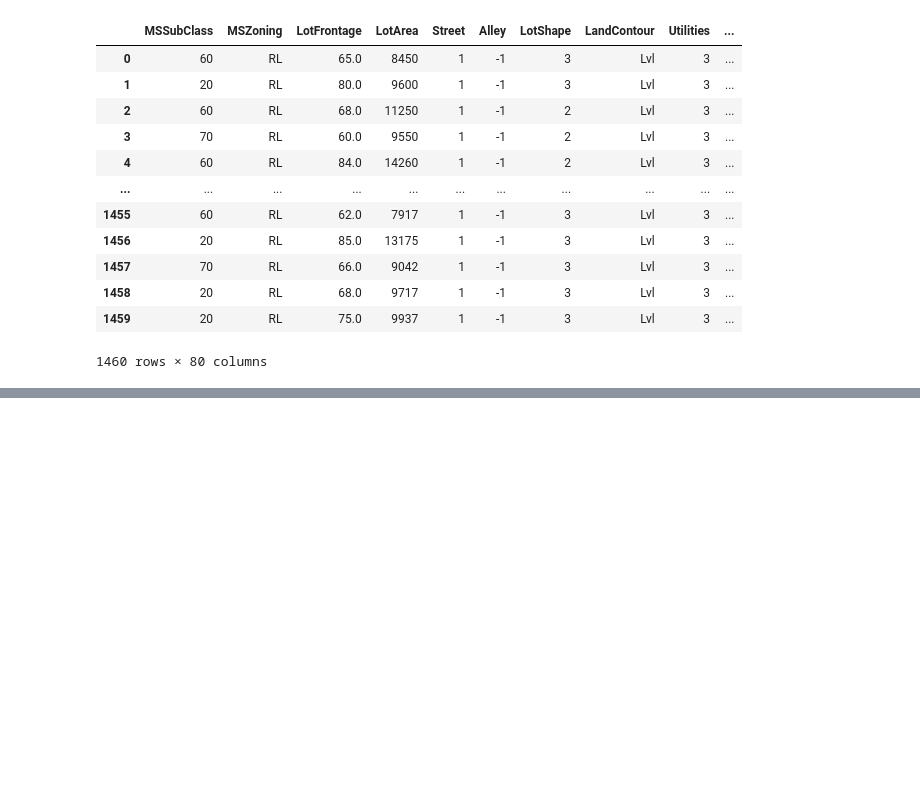
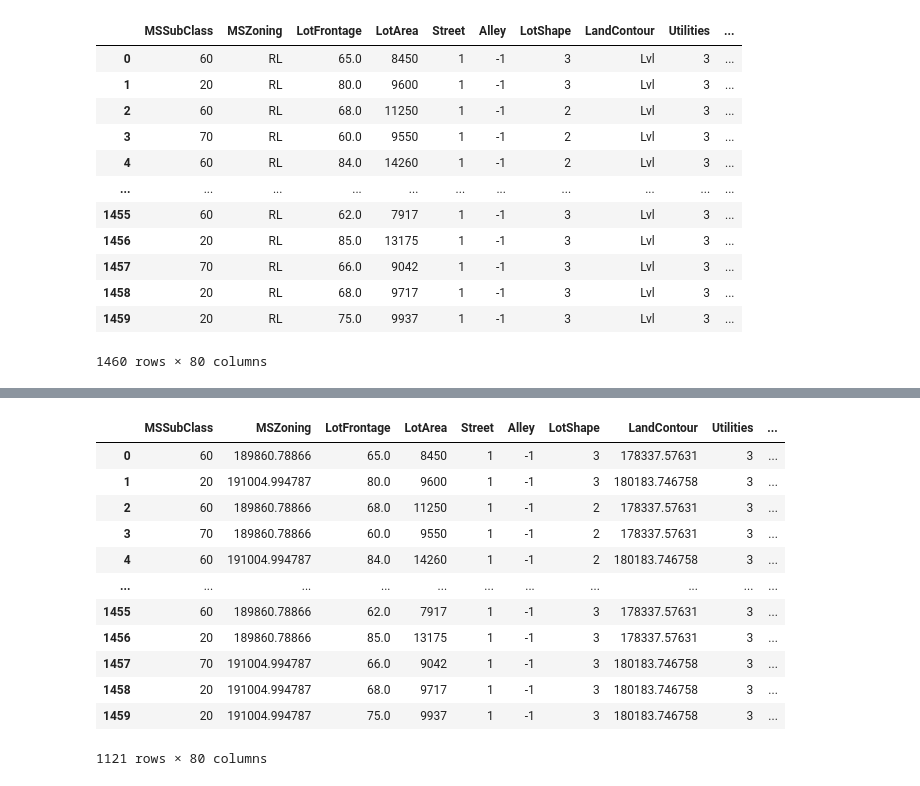
Before and after one commit to DuarteCardoso07/ML_houseprices, a Jupyter notebook: code.ipynb, the cells around one changed output, grey strips where cells are left out. Drawn from its saved outputs; the diff is of its cells as text; code cells hidden in the pictures; blank space fills up the shorter version.

Commit message:
Encoding done

```diff
--- a/code.ipynb
+++ b/code.ipynb
@@ -135,3 +129,28 @@ df
 | 1458 | 20 | RL | 68.0 | 9717 | 1 | -1 | 3 | Lvl | 3 | ... |
 | 1459 | 20 | RL | 75.0 | 9937 | 1 | -1 | 3 | Lvl | 3 | ... |
 1460 rows × 80 columns
+# %%
+#Target Encoding: MSZoning, LandContour,LotConfig,Neighborhood,Condition1,Condition2,
+#                 BldgType,HouseStyle,RoofStyle,RoofMatl,Exterior1st,Exterior2nd,
+#                 MasVnrType,Foundation,Heating,Electrical,GarageType,MiscFeature,SaleType,SaleCondition
+
+columns_to_encode = ['MSZoning', 'LandContour', 'LotConfig', 'Neighborhood', 'Condition1', 'Condition2',
+           'BldgType', 'HouseStyle', 'RoofStyle', 'RoofMatl', 'Exterior1st', 'Exterior2nd',
+           'MasVnrType', 'Foundation', 'Heating', 'Electrical', 'GarageType', 'MiscFeature',
+           'SaleType', 'SaleCondition']
+
+kf = KFold(n_splits=3,shuffle=True, random_state=42)
+for col in columns_to_encode:
+    df[col] = df[col].fillna('Missing')
+    global_mean = df.groupby(col)['SalePrice'].mean()
+    for data_mean, values_to_fix in kf.split(df):
+        data_mean_df, values_to_fix_df = df.iloc[data_mean], df.iloc[values_to_fix]
+        target_mean = data_mean_df.groupby(col)['SalePrice'].mean()
+
+        #mapeia usando target value mas caso não seja possivel, por falta de casos mapeia com a média global
+        mapped_values = values_to_fix_df[col].map(target_mean)
+        global_mapped_values = values_to_fix_df[col].map(global_mean)
+        filled_values = mapped_values.fillna(global_mapped_values)
+
+        df.loc[values_to_fix, col] = filled_values
+df.info()
@@ -137,0 +175,17 @@ df
+# %%
+df = df.dropna()
+df
+# %% [output]
+|  | MSSubClass | MSZoning | LotFrontage | LotArea | Street | Alley | LotShape | LandContour | Utilities | ... |
+| 0 | 60 | 189860.78866 | 65.0 | 8450 | 1 | -1 | 3 | 178337.57631 | 3 | ... |
+| 1 | 20 | 191004.994787 | 80.0 | 9600 | 1 | -1 | 3 | 180183.746758 | 3 | ... |
+| 2 | 60 | 189860.78866 | 68.0 | 11250 | 1 | -1 | 2 | 178337.57631 | 3 | ... |
+| 3 | 70 | 189860.78866 | 60.0 | 9550 | 1 | -1 | 2 | 178337.57631 | 3 | ... |
+| 4 | 60 | 191004.994787 | 84.0 | 14260 | 1 | -1 | 2 | 180183.746758 | 3 | ... |
+| ... | ... | ... | ... | ... | ... | ... | ... | ... | ... | ... |
+| 1455 | 60 | 189860.78866 | 62.0 | 7917 | 1 | -1 | 3 | 178337.57631 | 3 | ... |
+| 1456 | 20 | 189860.78866 | 85.0 | 13175 | 1 | -1 | 3 | 178337.57631 | 3 | ... |
+| 1457 | 70 | 191004.994787 | 66.0 | 9042 | 1 | -1 | 3 | 180183.746758 | 3 | ... |
+| 1458 | 20 | 191004.994787 | 68.0 | 9717 | 1 | -1 | 3 | 180183.746758 | 3 | ... |
+| 1459 | 20 | 191004.994787 | 75.0 | 9937 | 1 | -1 | 3 | 180183.746758 | 3 | ... |
+1121 rows × 80 columns
```
Also changed, not shown: parts of 2 cells of this notebook.
